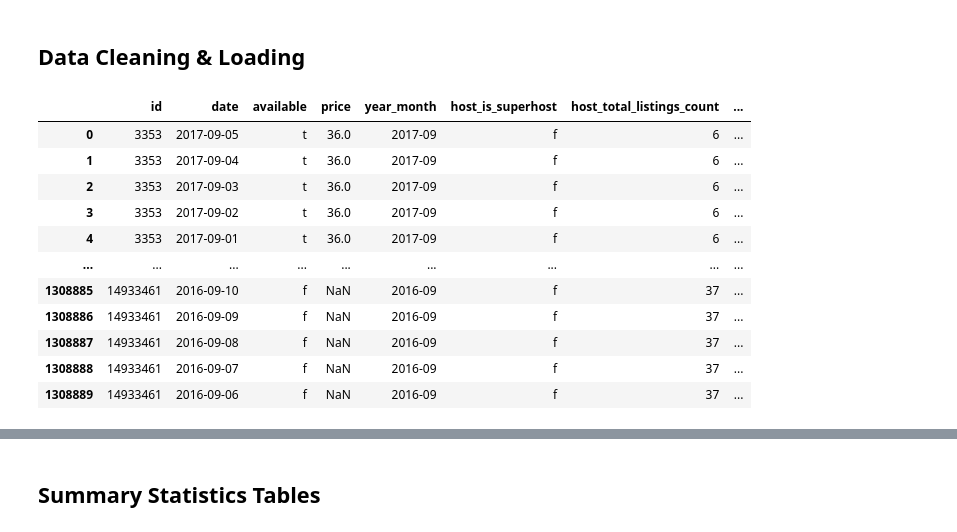
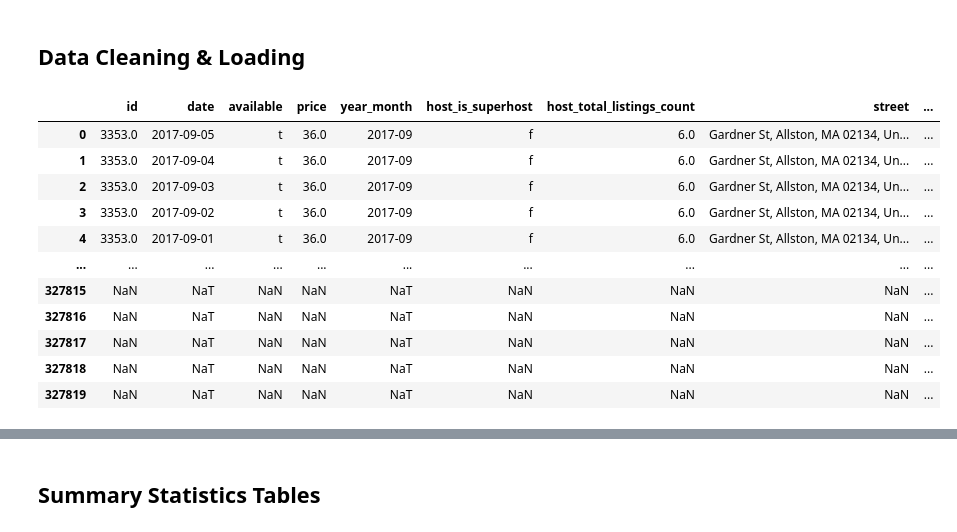
Before and after one commit to ECO225-W2025/eco225-project-code-easteli, a Jupyter notebook: Project1EliEaston.ipynb, the cells around one changed output, grey strips where cells are left out. Cells and saved outputs as stored; diff of their text form; code cells hidden in the pictures.

```diff
--- a/Project1EliEaston.ipynb
+++ b/Project1EliEaston.ipynb
@@ -20,7 +22,7 @@ import qeds
 plt.rcParams["font.family"] = "Times New Roman"
 
 #Load calendar dataset
-calendar = pd.read_csv(r"C:\Users\eliea\Desktop\UofTYear3\Term_2\Eco225\ECO225Project\Data\calendar.csv")
+calendar = pd.read_csv(r"C:\Users\eliea\Desktop\UofTYear3\Term_2\Eco225\ECO225Project\Data\Boston\calendar.csv")
 
 #Clean "calendar"
 
@@ -31,77 +33,81 @@ calendar["price"] = calendar["price"].astype(str).str.replace("$", "").str.repla
                                                                                    "").str.replace(",", "").astype(float)
 #Create "year_month" column from the "date" column in "df_calendar" dataset
 calendar["date"] = pd.to_datetime(calendar["date"])
-calendar["year_month"] = calendar["date"].dt.to_period('M')
+calendar["year_month"] = calendar["date"].dt.to_period("M")
 
 #Set calendar index
 calendar.set_index("id")
 
 #Load listings dataset
-listings = pd.read_csv(r"C:\Users\eliea\Desktop\UofTYear3\Term_2\Eco225\ECO225Project\Data\listings.csv").set_index("id")
+listings = pd.read_csv(r"C:\Users\eliea\Desktop\UofTYear3\Term_2\Eco225\ECO225Project\Data\Boston\listings.csv").set_index("id")
 
 #Clean "listings"
 
 listings.drop(columns=["listing_url", "scrape_id", "last_scraped", "name", "summary", "space", "description",
                        "experiences_offered", "neighborhood_overview", "notes", "transit", "access", "interaction",
                        "house_rules", "thumbnail_url", "medium_url", "picture_url", "xl_picture_url", "host_id",
                        "host_url", "host_name", "host_since", "host_location", "host_about", "host_response_time",
                        "host_response_rate", "host_acceptance_rate", "host_thumbnail_url", "host_picture_url",
                        "host_neighbourhood", "host_listings_count", "host_verifications", "host_has_profile_pic",
-                       "host_identity_verified", "street", "neighbourhood", "neighbourhood_group_cleansed", "market",
+                       "host_identity_verified", "neighbourhood", "neighbourhood_group_cleansed", "market",
                        "smart_location", "country_code", "country", "is_location_exact", "weekly_price", "monthly_price",
                        "calendar_updated", "has_availability", "availability_30", "availability_60", "availability_90",
                        "availability_365", "calendar_last_scraped", "first_review", "last_review",
                        "review_scores_accuracy", "review_scores_cleanliness", "review_scores_checkin",
                        "review_scores_communication", "review_scores_location", "review_scores_value", "requires_license",
                        "license", "jurisdiction_names", "instant_bookable", "cancellation_policy",
                        "require_guest_profile_picture", "require_guest_phone_verification",
                        "calculated_host_listings_count", "reviews_per_month", "state", "minimum_nights", "maximum_nights",
-                       "guests_included", "extra_people", "square_feet", "city", "security_deposit", "price",
+                       "guests_included", "extra_people", "square_feet", "security_deposit", "price",
                        "number_of_reviews"], inplace=True)
 
 #Create dummy variables
 #Superhost
 listings["Superhost"] = listings["host_is_superhost"].map({"t": 1, "f": 0})
 #Room type
-listings["Entire Home/Apartment"] = listings["room_type"].map({"Entire home/apt": 1}).fillna(0).astype(int)
-listings["Private Room"] = listings["room_type"].map({"Private room": 1}).fillna(0).astype(int)
-listings["Shared Room"] = listings["room_type"].map({"Shared room": 1}).fillna(0).astype(int)
+for room in ["Entire home/apt", "Private room", "Shared room"]:
+    listings[room] = listings["room_type"].map({room: 1}).fillna(0).astype(int)
 #Property type
-listings["Apartment"] = listings["property_type"].map({"Apartment": 1}).fillna(0).astype(int)
-listings["House"] = listings["property_type"].map({"House": 1}).fillna(0).astype(int)
-listings["Condominium"] = listings["property_type"].map({"Condominium": 1}).fillna(0).astype(int)
-listings["Townhouse"] = listings["property_type"].map({"Townhouse": 1}).fillna(0).astype(int)
-listings["Guesthouse"] = listings["property_type"].map({"Guesthouse": 1}).fillna(0).astype(int)
-listings["Loft"] = listings["property_type"].map({"Loft": 1}).fillna(0).astype(int)
-listings["Villa"] = listings["property_type"].map({"Villa": 1}).fillna(0).astype(int)
-listings["Dorm"] = listings["property_type"].map({"Dorm": 1}).fillna(0).astype(int)
-listings["Entire Floor"] = listings["property_type"].map({"Entire Floor": 1}).fillna(0).astype(int)
-listings["Bed & Breakfast"] = listings["property_type"].map({"Bed & Breakfast": 1}).fillna(0).astype(int)
-listings["Boat"] = listings["property_type"].map({"Boat": 1}).fillna(0).astype(int)
-listings["Camper/RV"] = listings["property_type"].map({"Camper/RV": 1}).fillna(0).astype(int)
-listings["Other"] = listings["property_type"].map({"Other": 1}).fillna(0).astype(int)
+for property in ["Apartment", "House", "Condominium", "Townhouse", "Guesthouse", "Loft", "Villa", "Dorm", "Entire Floor",
+                 "Bed & Breakfast", "Boat", "Camper/RV", "Other"]:
+    listings[property] = listings["property_type"].map({property: 1}).fillna(0).astype(int)
 #Bed type
-listings["Real Bed"] = listings["bed_type"].map({"Real Bed": 1}).fillna(0).astype(int)
-listings["Futon"] = listings["bed_type"].map({"Futon": 1}).fillna(0).astype(int)
-listings["Pull-out Sofa"] = listings["bed_type"].map({"Pull-out Sofa": 1}).fillna(0).astype(int)
-listings["Couch"] = listings["bed_type"].map({"Couch": 1}).fillna(0).astype(int)
-listings["Airbed"] = listings["bed_type"].map({"Airbed": 1}).fillna(0).astype(int)
-
+for bed in ["Real Bed", "Futon", "Pull-out Sofa", "Couch", "Airbed"]:
+    listings[bed] = listings["bed_type"].map({bed: 1}).fillna(0).astype(int)
+#Neighbourhood
+for neighbourhood in ["Allston", "Back Bay", "Bay Village", "Beacon Hill", "Brighton", "Charlestown", "Chinatown", "Dorchester",
+                      "Downtown", "East Boston", "Fenway", "Hyde Park", "Jamaica Plain", "Longwood Medical Area",
+                      "Leather District", "Mattapan", "Mission Hill", "North End", "Roslindale", "Roxbury",
+                      "South Boston", "South Boston Waterfront", "South End", "West End", "West Roxbury"]:
+    listings[neighbourhood] = listings["neighbourhood_cleansed"].map({neighbourhood: 1}).fillna(0).astype(int)
 
 #Merge datasets
 cal_lis = pd.merge(calendar, listings, on="id", how="outer")
 
-cal_lis
+#Load crime dataset
+crime = pd.read_csv(r"C:\Users\eliea\Desktop\UofTYear3\Term_2\Eco225\ECO225Project\Data\crime.csv", encoding="latin1",
+                    low_memory=False)
+
+#Clean "crime"
+crime.drop(columns=["INCIDENT_NUMBER", "OFFENSE_CODE", "OFFENSE_DESCRIPTION", "DISTRICT", "REPORTING_AREA", "SHOOTING",
+                    "DAY_OF_WEEK", "HOUR", "UCR_PART", "Lat", "Long", "STREET"], inplace=True)
+crime["OCCURRED_ON_DATE"] = pd.to_datetime(crime["OCCURRED_ON_DATE"])
+crime["year_month_crime"] = crime["OCCURRED_ON_DATE"].dt.to_period("M")
+
+#Stack "cal_lis" and "crime" datasets
+CalLisCrime = pd.concat([cal_lis, crime], axis = 0)
+
+CalLisCrime
 # %% [output]
-|  | id | date | available | price | year_month | host_is_superhost | host_total_listings_count | ... |
-| 0 | 3353 | 2017-09-05 | t | 36.0 | 2017-09 | f | 6 | ... |
-| 1 | 3353 | 2017-09-04 | t | 36.0 | 2017-09 | f | 6 | ... |
-| 2 | 3353 | 2017-09-03 | t | 36.0 | 2017-09 | f | 6 | ... |
-| 3 | 3353 | 2017-09-02 | t | 36.0 | 2017-09 | f | 6 | ... |
-| 4 | 3353 | 2017-09-01 | t | 36.0 | 2017-09 | f | 6 | ... |
-| ... | ... | ... | ... | ... | ... | ... | ... | ... |
-| 1308885 | 14933461 | 2016-09-10 | f | NaN | 2016-09 | f | 37 | ... |
-| 1308886 | 14933461 | 2016-09-09 | f | NaN | 2016-09 | f | 37 | ... |
-| 1308887 | 14933461 | 2016-09-08 | f | NaN | 2016-09 | f | 37 | ... |
-| 1308888 | 14933461 | 2016-09-07 | f | NaN | 2016-09 | f | 37 | ... |
-| 1308889 | 14933461 | 2016-09-06 | f | NaN | 2016-09 | f | 37 | ... |
+|  | id | date | available | price | year_month | host_is_superhost | host_total_listings_count | street | ... |
+| 0 | 3353.0 | 2017-09-05 | t | 36.0 | 2017-09 | f | 6.0 | Gardner St, Allston, MA 02134, Un... | ... |
+| 1 | 3353.0 | 2017-09-04 | t | 36.0 | 2017-09 | f | 6.0 | Gardner St, Allston, MA 02134, Un... | ... |
+| 2 | 3353.0 | 2017-09-03 | t | 36.0 | 2017-09 | f | 6.0 | Gardner St, Allston, MA 02134, Un... | ... |
+| 3 | 3353.0 | 2017-09-02 | t | 36.0 | 2017-09 | f | 6.0 | Gardner St, Allston, MA 02134, Un... | ... |
+| 4 | 3353.0 | 2017-09-01 | t | 36.0 | 2017-09 | f | 6.0 | Gardner St, Allston, MA 02134, Un... | ... |
+| ... | ... | ... | ... | ... | ... | ... | ... | ... | ... |
+| 327815 | NaN | NaT | NaN | NaN | NaT | NaN | NaN | NaN | ... |
+| 327816 | NaN | NaT | NaN | NaN | NaT | NaN | NaN | NaN | ... |
+| 327817 | NaN | NaT | NaN | NaN | NaT | NaN | NaN | NaN | ... |
+| 327818 | NaN | NaT | NaN | NaN | NaT | NaN | NaN | NaN | ... |
+| 327819 | NaN | NaT | NaN | NaN | NaT | NaN | NaN | NaN | ... |
```
Also changed, not shown: parts of 15 cells of this notebook.
